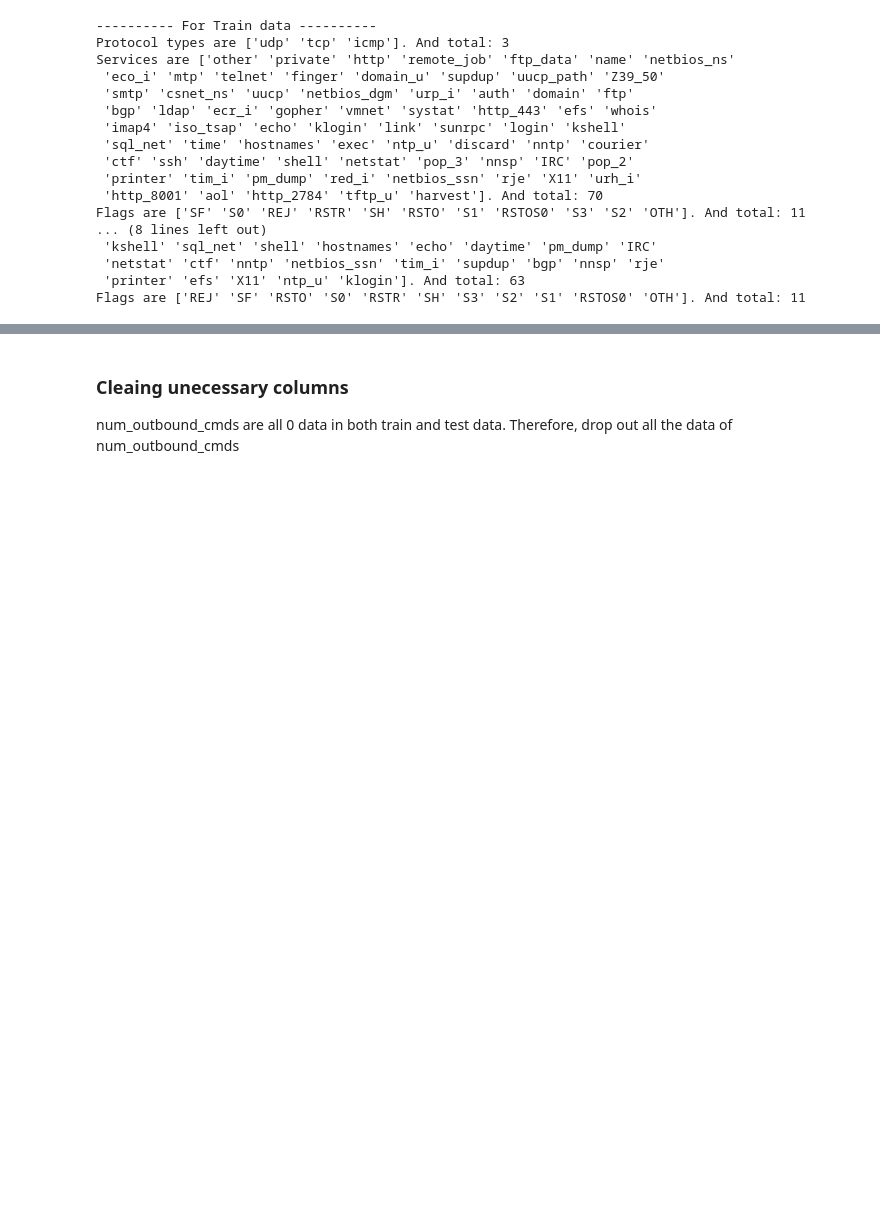
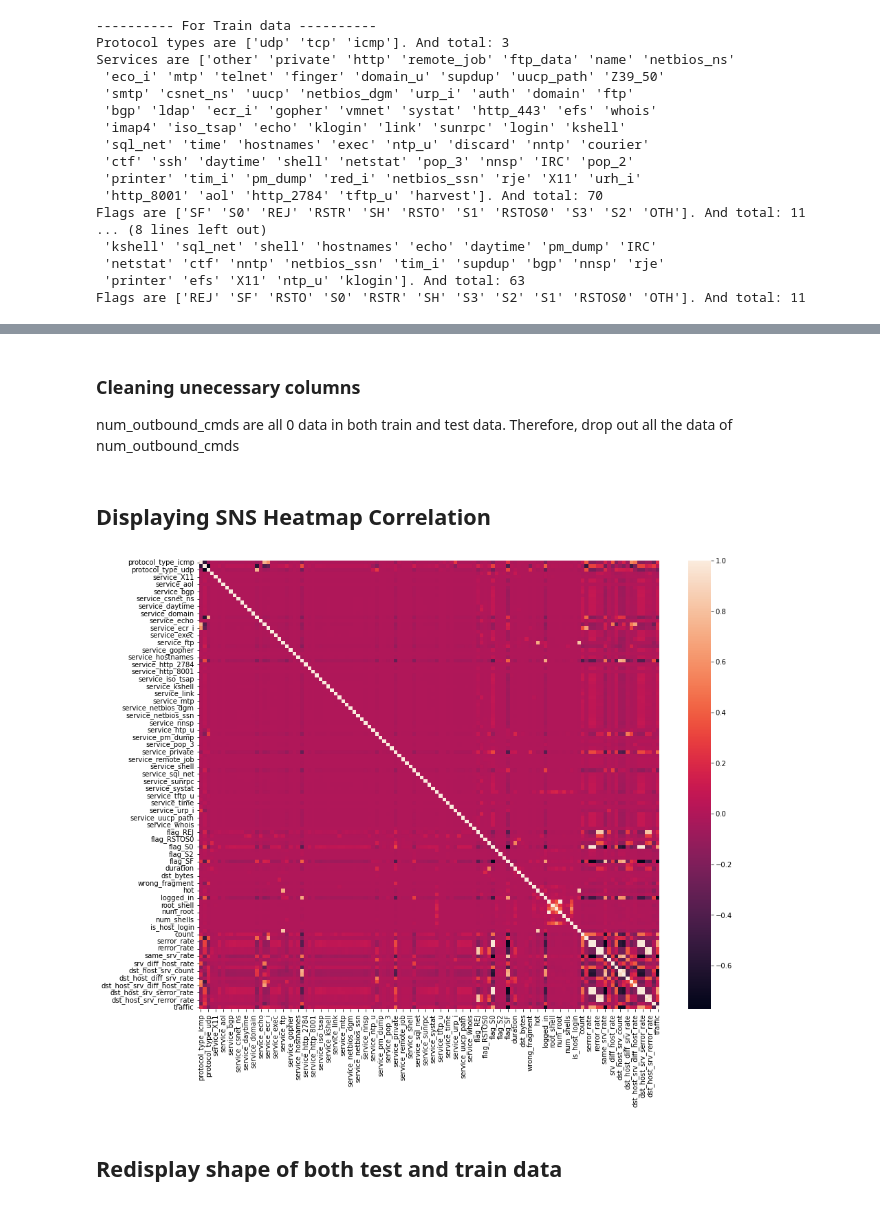
Before and after one commit to ClockWize171/network-traffic-analysis-tensorflow, a Jupyter notebook: kdd19-analysis.ipynb, the cells around one changed output, grey strips where cells are left out. Saved outputs shown, nothing was run; the diff lists cells and outputs as text; code cells hidden in the pictures; blank space fills up the shorter version.

Commit message:
done in refining datasets

```diff
--- a/kdd19-analysis.ipynb
+++ b/kdd19-analysis.ipynb
@@ -195,3 +162,5 @@ train_data.head(3)
+# %%
+traffic_data = train_data.pop('traffic')
 # %% [markdown]
 ### Finding missing values in test data
 # %% [markdown]
@@ -303,5 +255,0 @@ test_data.head(3)
-# %%
-# shifting to last columns 'traffic'
-target_column = train_data.pop('traffic')
-train_data.insert(123, 'traffic', target_column)
-train_data.head(3)
@@ -314,4 +255,0 @@ Now change the traffic object data to <b>normal = 0 and irregular =  1</b> value
-# %%
-map_traffic = {'normal': '0','irregular': '1'}
-train_data['traffic'] = train_data['traffic'].apply(lambda v: map_traffic[v])
-train_data.head(3)
@@ -317,0 +285,3 @@ train_data.head(3)
+# %%
+# insert traffic to last column in train dataset
+train_data.insert(123, 'traffic', traffic_data)
@@ -318,5 +308,5 @@ train_data.head(3)
 # %% [markdown]
-### Cleaing unecessary columns
+### Cleaning unecessary columns
 num_outbound_cmds are all 0 data in both train and test data. Therefore, drop out all the data of num_outbound_cmds
 # %%
 # print(train_data['num_outbound_cmds'].value_counts())
@@ -326,12 +316,18 @@ test_data.shape
 # %%
 train_data.drop(['num_outbound_cmds'], axis=1, inplace=True)
 test_data.drop(['num_outbound_cmds'], axis=1, inplace=True)
+# %% [markdown]
+## Displaying SNS Heatmap Correlation
 # %%
 # correlation
-# corr = train_data.corr()
-# plt.figure(figsize=(15,12))
-# sns.heatmap(corr)
-# plt.show()
+corr = train_data.corr()
+plt.figure(figsize=(15,12))
+sns.heatmap(corr)
+plt.show()
+# %% [output]
+[figure, added]
+# %% [markdown]
+## Redisplay shape of both test and train data
 # %%
 print(train_data.shape)
 print(test_data.shape)
```
Also changed, not shown: parts of 35 cells of this notebook.
